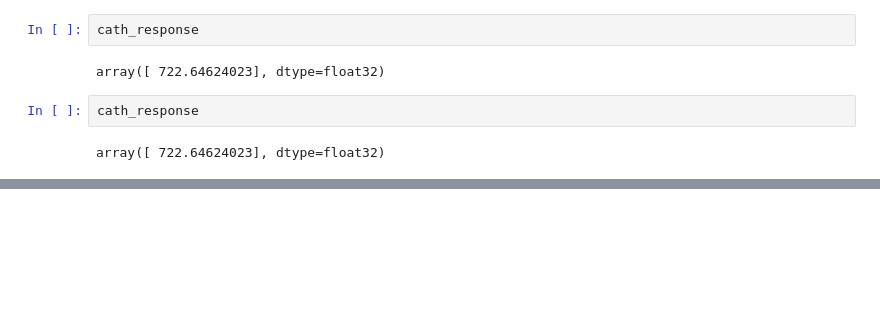
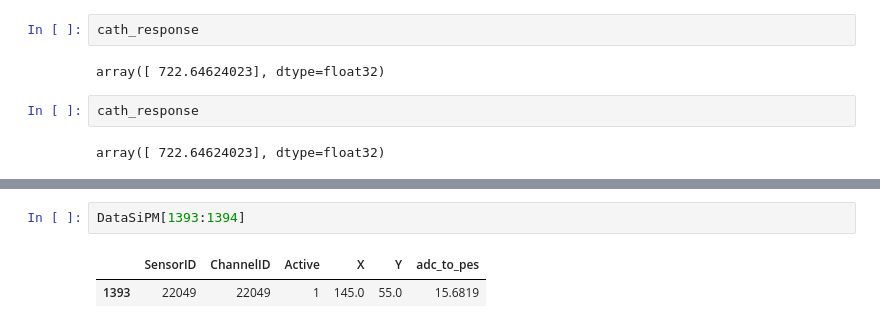
Before and after one commit to jmbenlloch/IC-1, a Jupyter notebook: RESET.ipynb, the cells around one changed output, grey strips where cells are left out. Saved outputs shown, nothing was run; the diff lists cells and outputs as text; blank space fills up the shorter version.

```diff
--- a/RESET.ipynb
+++ b/RESET.ipynb
@@ -957,0 +876,5 @@ array([ 722.64624023], dtype=float32)
+# %%
+DataSiPM[1393:1394]
+# %% [output]
+|  | SensorID | ChannelID | Active | X | Y | adc_to_pes |
+| 1393 | 22049 | 22049 | 1 | 145.0 | 55.0 | 15.6819 |
```
Also changed, not shown: parts of 41 cells of this notebook.
